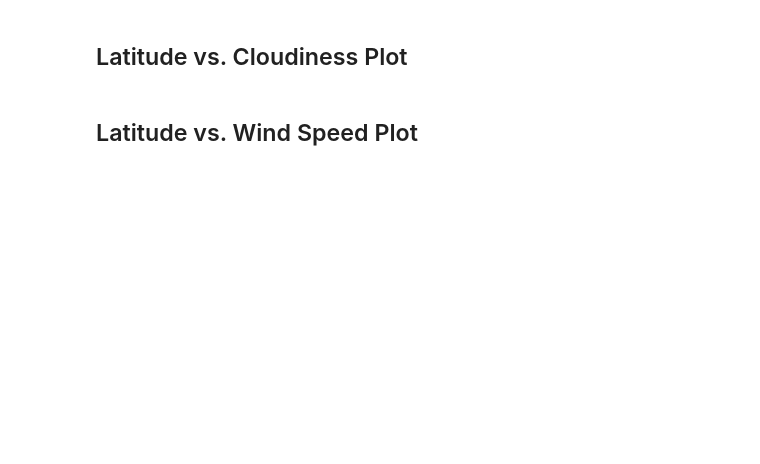
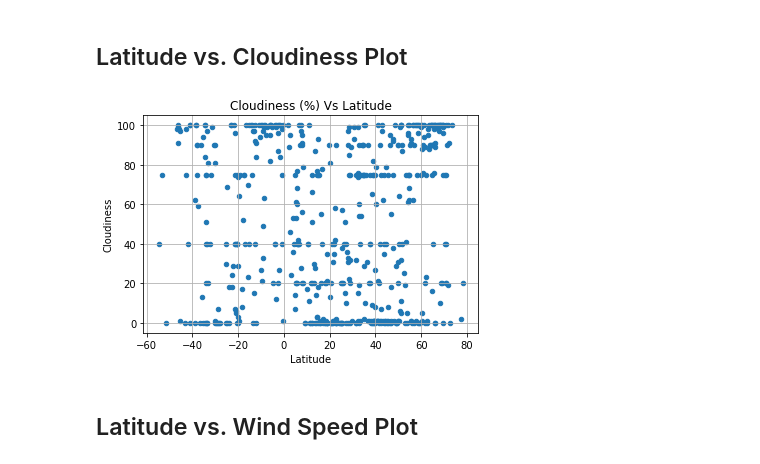
Before and after one commit to supriyada/Python-API-challenge, a Jupyter notebook: WeatherPy/WeatherPy.ipynb, the cells around one changed output. Saved outputs shown, nothing was run; the diff lists cells and outputs as text; code cells hidden in the pictures; blank space fills up the shorter version.

```diff
--- a/WeatherPy/WeatherPy.ipynb
+++ b/WeatherPy/WeatherPy.ipynb
@@ -216,4 +221,11 @@ plt.show()
 # %% [markdown]
 ## Latitude vs. Cloudiness Plot
+# %%
+weather_data.plot(kind = 'scatter',x = 'Latitude', y= 'Cloudiness',title = 'Cloudiness (%) Vs Latitude',grid = True)
+
+plt.savefig("Output Data/lat_vs_cloudiness.png")
+plt.show()
+# %% [output]
+[figure, added]
 # %% [markdown]
 ## Latitude vs. Wind Speed Plot
```
Also changed, not shown: parts of 8 cells of this notebook, 4 other files.
